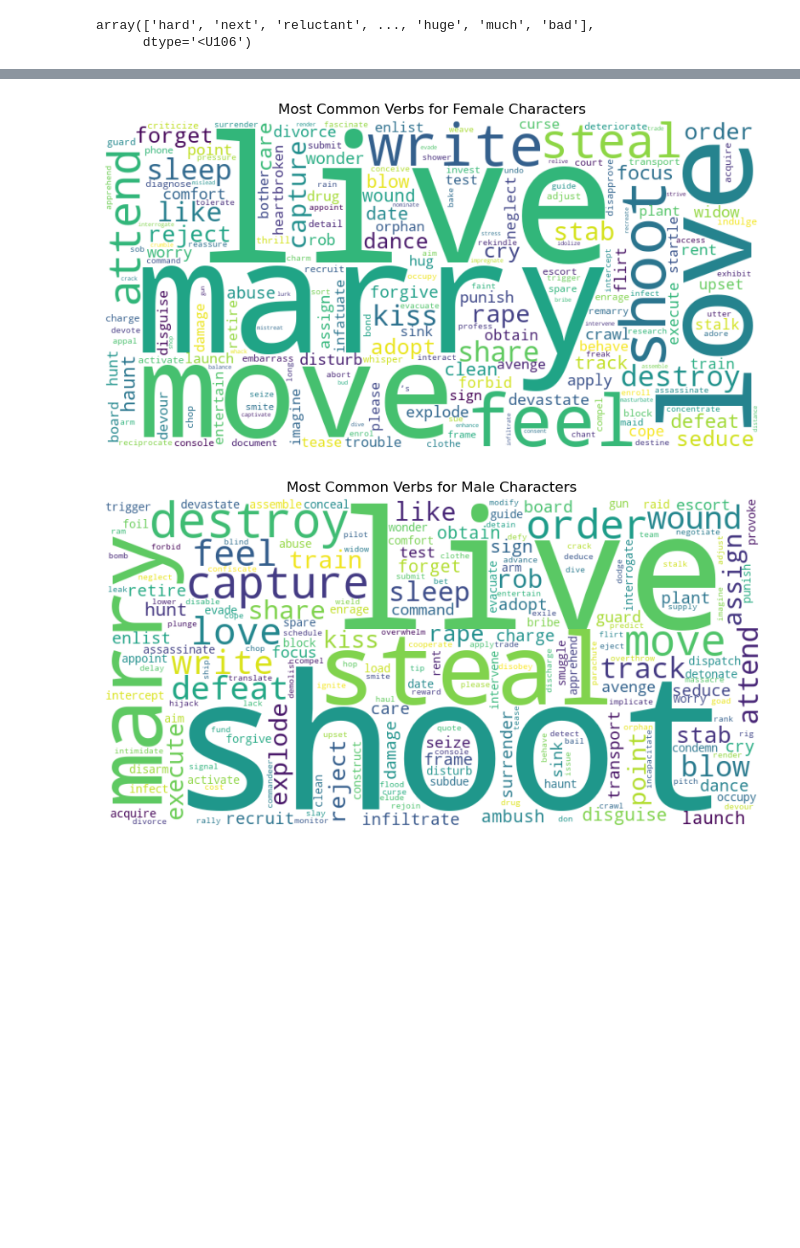
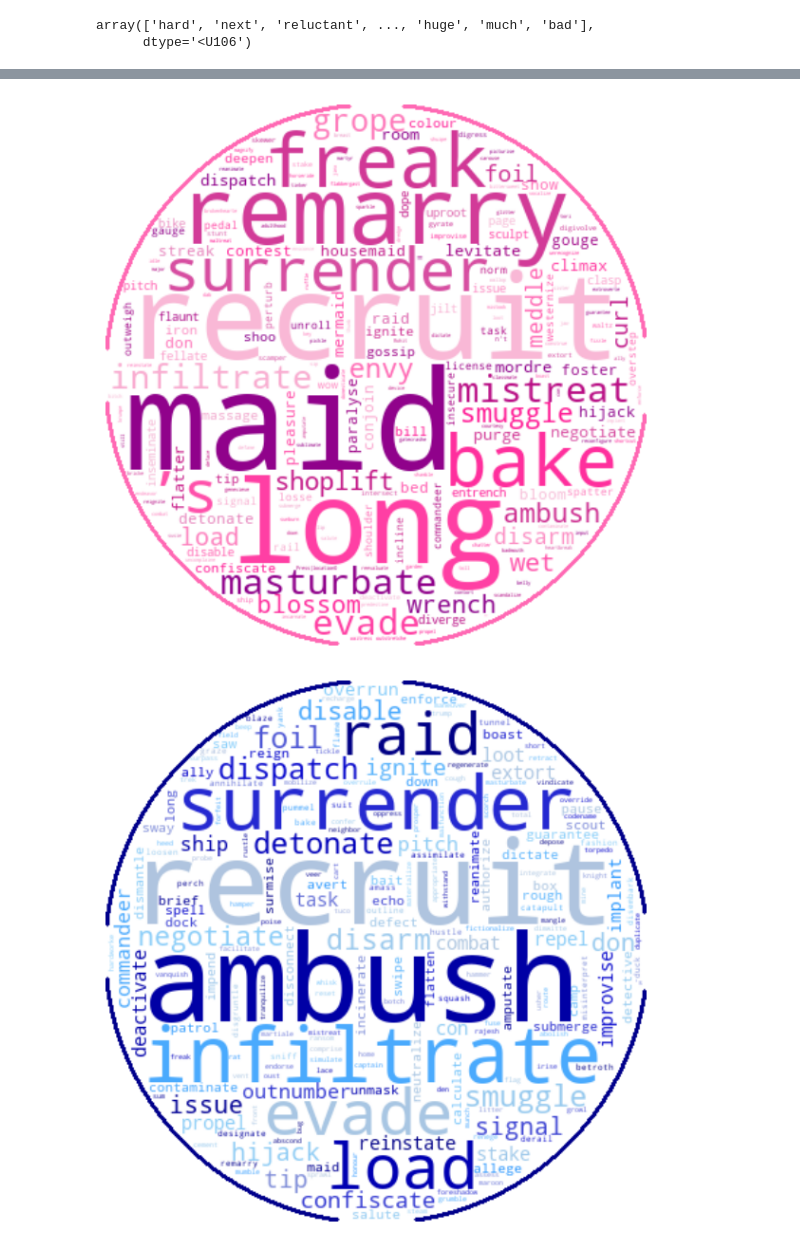
Before and after one commit to epfl-ada/ada-2024-project-badax, a Jupyter notebook: gender_adjectives.ipynb, the cells around one changed output, grey strips where cells are left out. Cells and saved outputs as stored; diff of their text form; code cells hidden in the pictures; blank space fills up the shorter version.

```diff
--- a/gender_adjectives.ipynb
+++ b/gender_adjectives.ipynb
@@ -176,12 +103,10 @@ male_movies.to_pickle("male_movies.pkl")
 # %%
-import pickle
-import spacy
-from collections import Counter
-import re
-from wordcloud import WordCloud
-import multiprocessing as mp
-female_movies = pd.read_pickle("female_movies.pkl")
-male_movies = pd.read_pickle("male_movies.pkl")
+# import pickle
+# import spacy
+# from collections import Counter
+# import re
+# from wordcloud import WordCloud
+# import multiprocessing as mp
 # %%
 female_movies
 male_movies
@@ -257,5 +182,5 @@ def filter_similar_counts(counter1, counter2, threshold=0.4):
     return filtered_counter1, filtered_counter2
 
 fem_adj_counts, male_adj_counts = filter_similar_counts(fem_adj_counts, male_adj_counts)
-fem_verb_counts, male_verb_counts = filter_similar_counts(fem_verb_counts, male_verb_counts)
+fem_verb_counts, male_verb_counts = filter_similar_counts(fem_verb_counts, male_verb_counts,.7)
 # %%
@@ -287,24 +250,42 @@ plt.show()
 # %%
 
-# Generate the word cloud using word frequencies
-wordcloud = WordCloud(width=800, height=400, background_color='white').generate_from_frequencies(fem_verb_counts)
+# Generate the word cloud for female verbs
+wordcloud_fem = WordCloud(
+    width=400, height=400,
+    background_color='white',
+    colormap=adjusted_female_colors,
+    mask=ellipse_mask,
+    contour_width=2,
+    contour_color='hotpink'
+).generate_from_frequencies(fem_verb_counts)
 
-# Display the word cloud
-plt.figure(figsize=(10, 5))
-plt.imshow(wordcloud, interpolation='bilinear')
+# Display the female word cloud
+plt.figure(figsize=(6, 6))
+plt.imshow(wordcloud_fem, interpolation='bilinear')
 plt.axis('off')
-plt.title('Most Common Verbs for Female Characters')
+# plt.title('Most Common Verbs for Female Dominant Films', fontsize=16, fontweight='bold')
+plt.tight_layout()
+plt.savefig('female_verb_wordcloud.png')
 plt.show()
 
-# Generate the word cloud using word frequencies
-wordcloud = WordCloud(width=800, height=400, background_color='white').generate_from_frequencies(male_verb_counts)
+# Generate the word cloud for male verbs
+wordcloud_male = WordCloud(
+    width=400, height=400,
+    background_color='white',
+    colormap=adjusted_male_colors,
+    mask=ellipse_mask,
+    contour_width=2,
+    contour_color='darkblue'
+).generate_from_frequencies(male_verb_counts)
 
-# Display the word cloud
-plt.figure(figsize=(10, 5))
-plt.imshow(wordcloud, interpolation='bilinear')
+# Display the male word cloud
+plt.figure(figsize=(6, 6))
+plt.imshow(wordcloud_male, interpolation='bilinear')
 plt.axis('off')
-plt.title('Most Common Verbs for Male Characters')
+# plt.title('Most Common Verbs for Male Dominant Films', fontsize=16, fontweight='bold')
+plt.tight_layout()
+plt.savefig('male_verb_wordcloud.png')
 plt.show()
 # %% [output]
-[figure, old version]
+[figure, new version]
-[figure, old version]
+[figure, new version]
```
Also changed, not shown: parts of 20 cells of this notebook, 4 other files.
